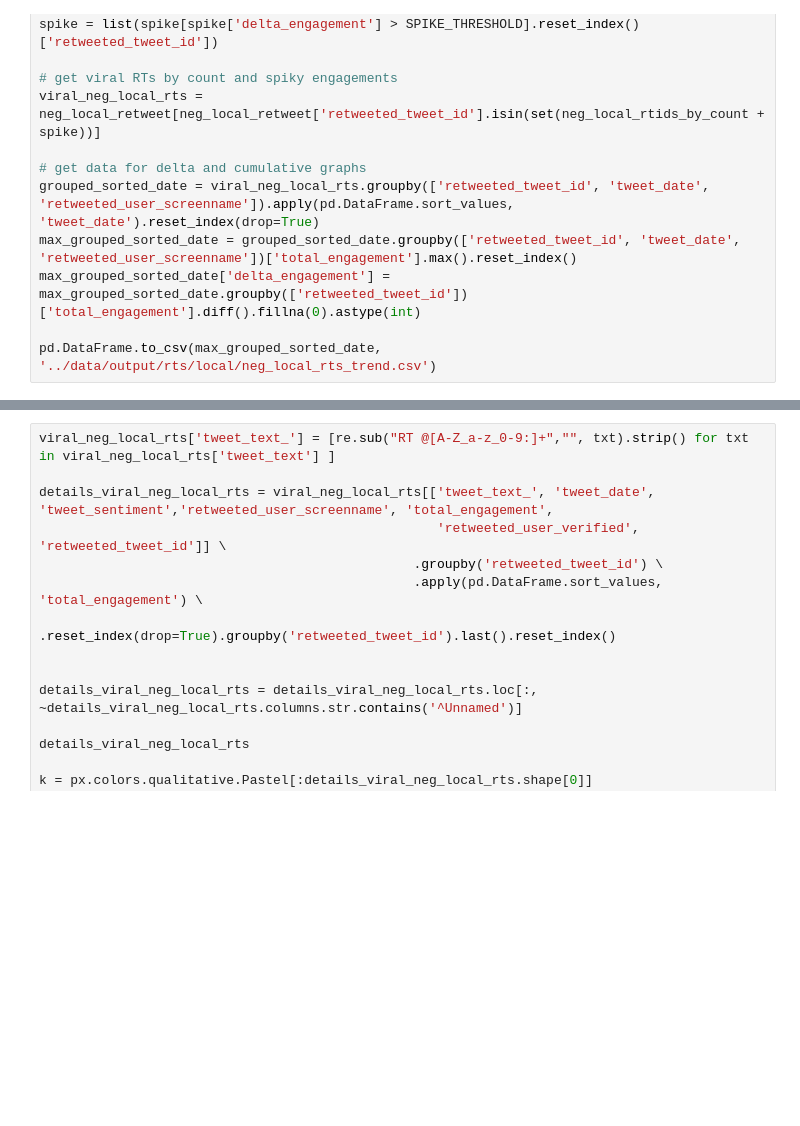
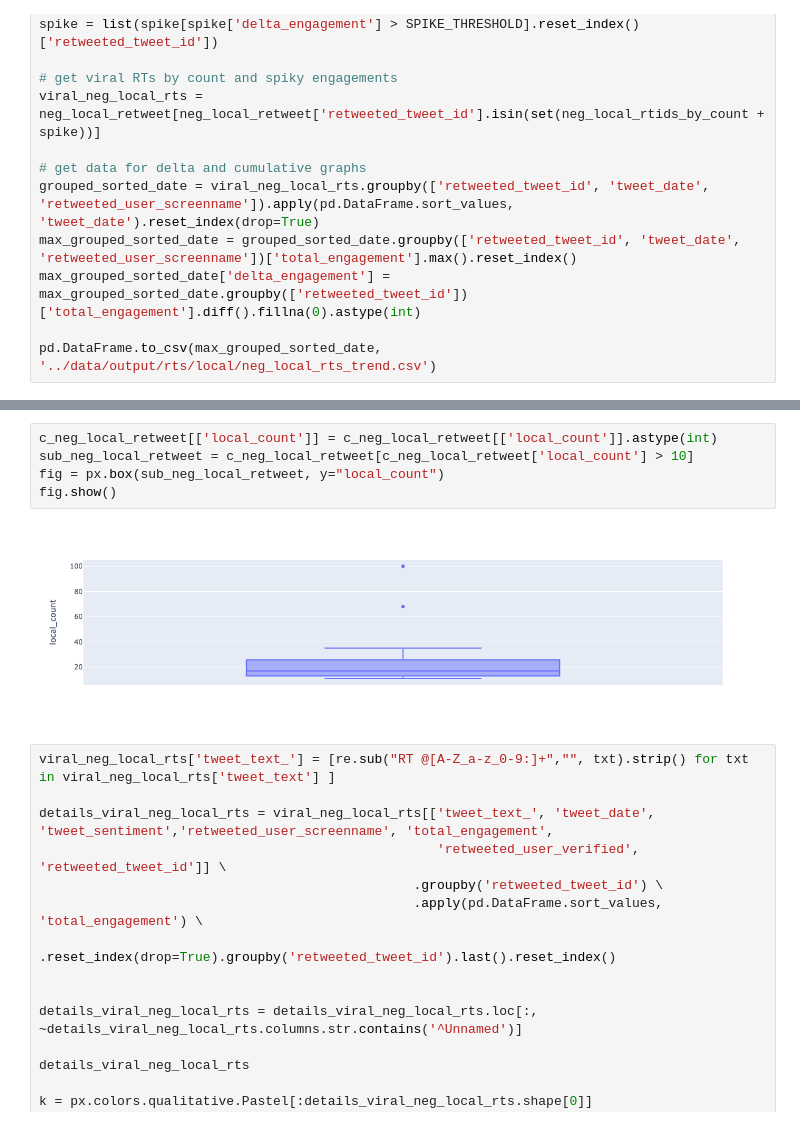
Before and after one commit to anshu0612/geocoded-tweets-analysis-dashboard, a Jupyter notebook: notebooks/sg_tweets_engagements_eda.ipynb, the cells around one changed output, grey strips where cells are left out. Drawn from its saved outputs; the diff is of its cells as text; blank space fills up the shorter version.

```diff
--- a/notebooks/sg_tweets_engagements_eda.ipynb
+++ b/notebooks/sg_tweets_engagements_eda.ipynb
@@ -479,3 +514,10 @@ pd.DataFrame.to_csv(max_grouped_sorted_date, '../data/output/rts/local/neg_local
+# %%
+c_neg_local_retweet[['local_count']] = c_neg_local_retweet[['local_count']].astype(int)
+sub_neg_local_retweet = c_neg_local_retweet[c_neg_local_retweet['local_count'] > 10]
+fig = px.box(sub_neg_local_retweet, y="local_count")
+fig.show()
+# %% [output]
+[figure, added]
 # %%
 viral_neg_local_rts['tweet_text_'] = [re.sub("RT @[A-Z_a-z_0-9:]+","", txt).strip() for txt in viral_neg_local_rts['tweet_text'] ]
 
```
Also changed, not shown: parts of 21 cells of this notebook, 7 other files.
